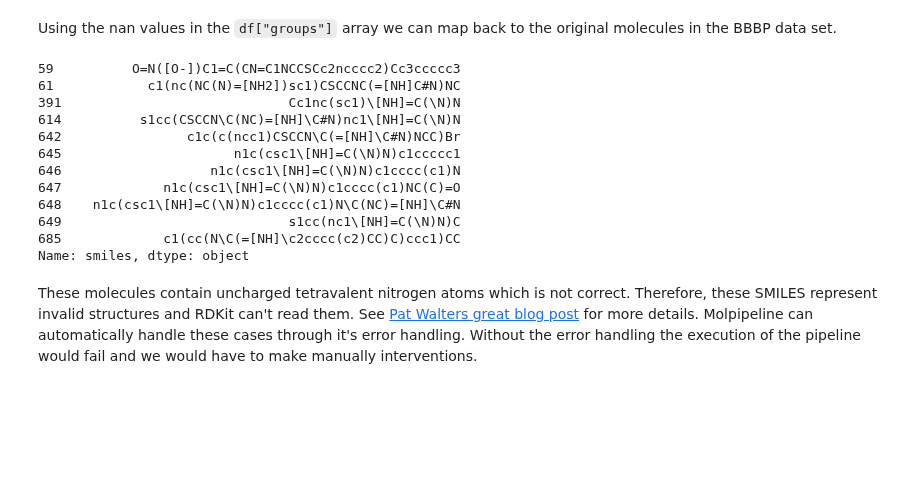
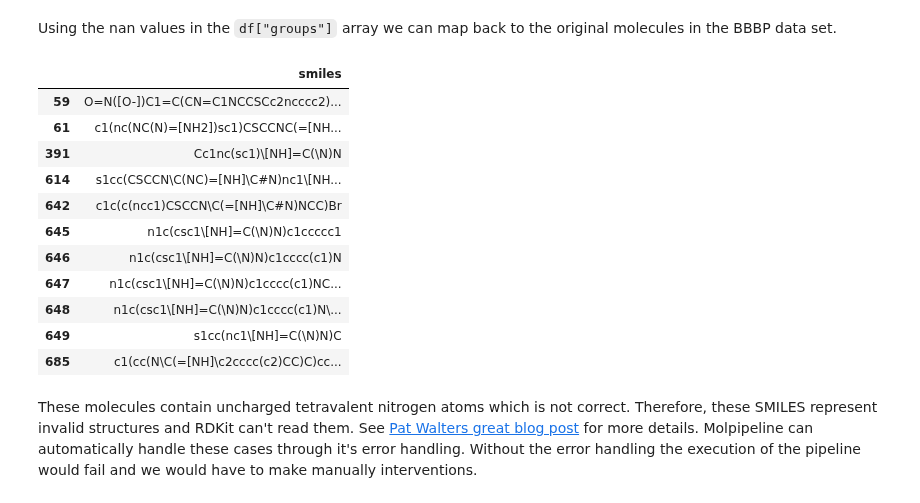
Before and after one commit to basf/MolPipeline, a Jupyter notebook: notebooks/advanced_01_hyperopt_on_bbbp.ipynb, the cells around one changed output. Saved outputs shown, nothing was run; the diff lists cells and outputs as text; code cells hidden in the pictures; blank space fills up the shorter version.

```diff
--- a/notebooks/advanced_01_hyperopt_on_bbbp.ipynb
+++ b/notebooks/advanced_01_hyperopt_on_bbbp.ipynb
@@ -186,20 +186,20 @@ df["groups"].isna().sum()
 # %% [markdown]
 Using the nan values in the `df["groups"]` array we can map back to the original molecules in the BBBP data set.
 # %%
-df["smiles"][df["groups"].isna()]
+df.loc[df["groups"].isna(), ["smiles"]]
 # %% [output]
-59          O=N([O-])C1=C(CN=C1NCCSCc2ncccc2)Cc3ccccc3
-61            c1(nc(NC(N)=[NH2])sc1)CSCCNC(=[NH]C#N)NC
-391                             Cc1nc(sc1)\[NH]=C(\N)N
-614          s1cc(CSCCN\C(NC)=[NH]\C#N)nc1\[NH]=C(\N)N
-642                c1c(c(ncc1)CSCCN\C(=[NH]\C#N)NCC)Br
-645                      n1c(csc1\[NH]=C(\N)N)c1ccccc1
-646                   n1c(csc1\[NH]=C(\N)N)c1cccc(c1)N
-647             n1c(csc1\[NH]=C(\N)N)c1cccc(c1)NC(C)=O
-648    n1c(csc1\[NH]=C(\N)N)c1cccc(c1)N\C(NC)=[NH]\C#N
-649                             s1cc(nc1\[NH]=C(\N)N)C
-685             c1(cc(N\C(=[NH]\c2cccc(c2)CC)C)ccc1)CC
-Name: smiles, dtype: object
+|  | smiles |
+| 59 | O=N([O-])C1=C(CN=C1NCCSCc2ncccc2)... |
+| 61 | c1(nc(NC(N)=[NH2])sc1)CSCCNC(=[NH... |
+| 391 | Cc1nc(sc1)\[NH]=C(\N)N |
+| 614 | s1cc(CSCCN\C(NC)=[NH]\C#N)nc1\[NH... |
+| 642 | c1c(c(ncc1)CSCCN\C(=[NH]\C#N)NCC)Br |
+| 645 | n1c(csc1\[NH]=C(\N)N)c1ccccc1 |
+| 646 | n1c(csc1\[NH]=C(\N)N)c1cccc(c1)N |
+| 647 | n1c(csc1\[NH]=C(\N)N)c1cccc(c1)NC... |
+| 648 | n1c(csc1\[NH]=C(\N)N)c1cccc(c1)N\... |
+| 649 | s1cc(nc1\[NH]=C(\N)N)C |
+| 685 | c1(cc(N\C(=[NH]\c2cccc(c2)CC)C)cc... |
 # %% [markdown]
 These molecules contain uncharged tetravalent nitrogen atoms which is not correct. Therefore, these SMILES represent invalid structures and RDKit can't read them. See [Pat Walters great blog post](http://practicalcheminformatics.blogspot.com/2023/08/we-need-better-benchmarks-for-machine.html) for more details. Molpipeline can automatically handle these cases through it's error handling. Without the error handling the execution of the pipeline would fail and we would have to make manually interventions.
 # %% [markdown]
```
Also changed, not shown: parts of 4 cells of this notebook.
